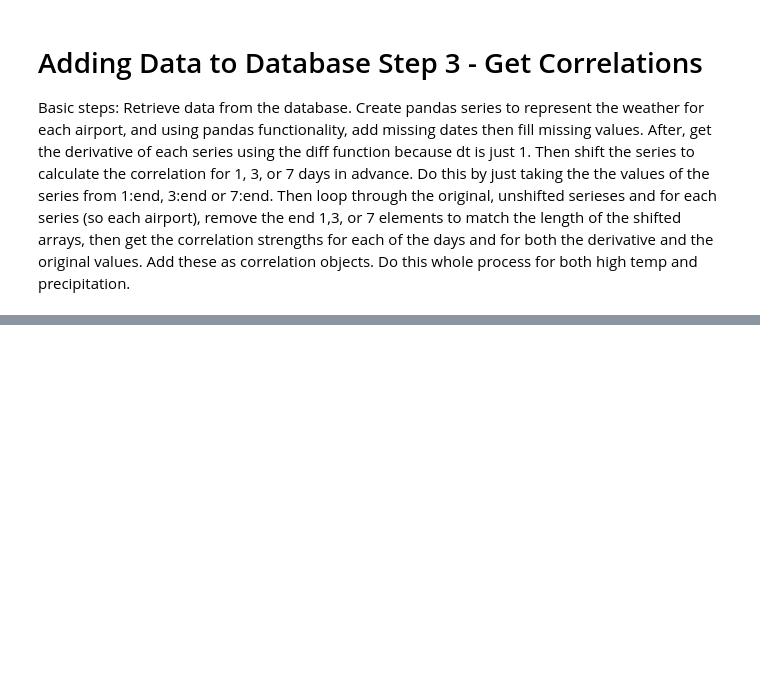
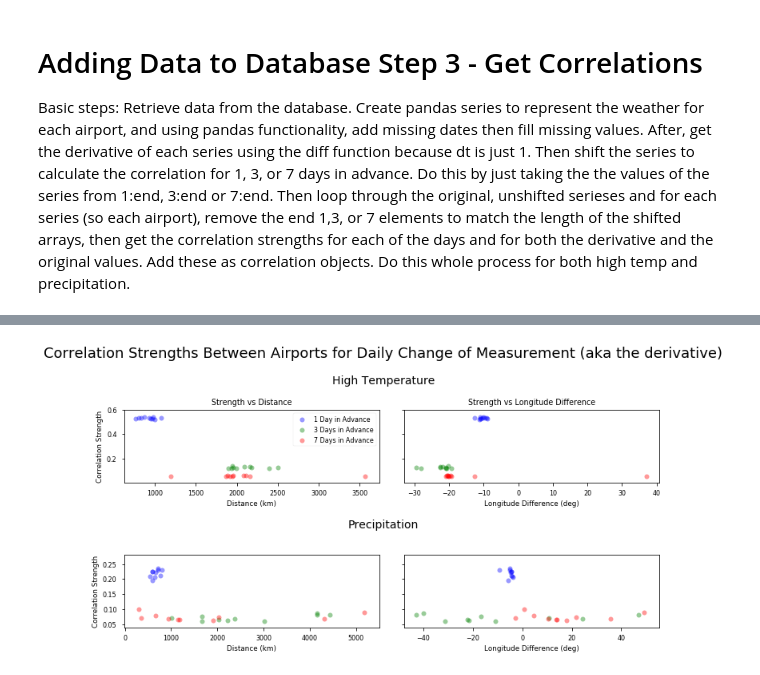
Before and after one commit to hayleybounds/bounds_ay250_homework, a Jupyter notebook: hw_5/hw_5_final.ipynb, the cells around one changed output, grey strips where cells are left out. Saved outputs shown, nothing was run; the diff lists cells and outputs as text; code cells hidden in the pictures; blank space fills up the shorter version.

```diff
--- a/hw_5/hw_5_final.ipynb
+++ b/hw_5/hw_5_final.ipynb
@@ -494,0 +330,51 @@ for i in range(0,3):
+# %%
+f,axes = plt.subplots(2,2, sharey='row')
+plt.subplots_adjust(wspace = .1, hspace = 1)
+#set some overall titles
+axes[0,0].set_title('Strength vs Distance')
+axes[0,1].set_title('Strength vs Longitude Difference')
+plt.suptitle('Correlation Strengths Between Airports for Daily Change ' +
+             'of Measurement (aka the derivative)', size = 18,
+            y=1.1)
+
+plt.figtext(.5, 1, 'High Temperature', size = 14,
+           horizontalalignment = 'center', verticalalignment = 'top')
+
+plt.figtext(.5, .5, 'Precipitation', size = 14,
+           horizontalalignment = 'center', verticalalignment = 'top')
+
+#for each of the two measures, plot
+for i, meas in enumerate(['high', 'precipitation']):
+    #get the top ten strongest for each offset by sorting by the appropriate value
+    top1 = session.query(Correlation).filter(Correlation.measure == meas). \
+                order_by(desc(Correlation.dv_corr_1_adv)).all()[0:10]
+    top3 = session.query(Correlation).filter(Correlation.measure == meas). \
+                    order_by(desc(Correlation.dv_corr_3_adv)).all()[0:10]
+    top7 = session.query(Correlation).filter(Correlation.measure == meas). \
+                    order_by(desc(Correlation.dv_corr_7_adv)).all()[0:10]
+
+    #then plot vs distance
+    axes[i,0].scatter([get_distance(c.airport1, c.airport2) for c in top1],
+                    [c.dv_corr_1_adv for c in top1], c='b', alpha = .4, label = '1 Day in Advance')
+    axes[i,0].scatter([get_distance(c.airport1, c.airport2) for c in top3],
+                    [c.dv_corr_3_adv for c in top3], c='g', alpha = .4, label = '3 Days in Advance')
+    axes[i,0].scatter([get_distance(c.airport1, c.airport2) for c in top7],
+                    [c.dv_corr_7_adv for c in top7], c='r', alpha = .4, label='7 Days in Advance')
+
+    #and vs longitude difference
+    axes[i,1].scatter([get_long_diff(c.airport1, c.airport2) for c in top1],
+                    [c.dv_corr_1_adv for c in top1], c='b', alpha = .4)
+    axes[i,1].scatter([get_long_diff(c.airport1, c.airport2) for c in top3],
+                    [c.dv_corr_3_adv for c in top3], c='g', alpha = .4)
+    axes[i,1].scatter([get_long_diff(c.airport1, c.airport2) for c in top7],
+                    [c.dv_corr_7_adv for c in top7], c='r', alpha = .4)
+    #and set axis labels
+    axes[i,0].set_xlabel('Distance (km)')
+    axes[i,1].set_xlabel('Longitude Difference (deg)')
+    axes[i,0].set_ylabel('Correlation Strength')
+
+
+axes[0,0].legend();
+plt.gcf().set_size_inches(12,5)
+# %% [output]
+[figure, added]
```
Also changed, not shown: parts of 7 cells of this notebook.
